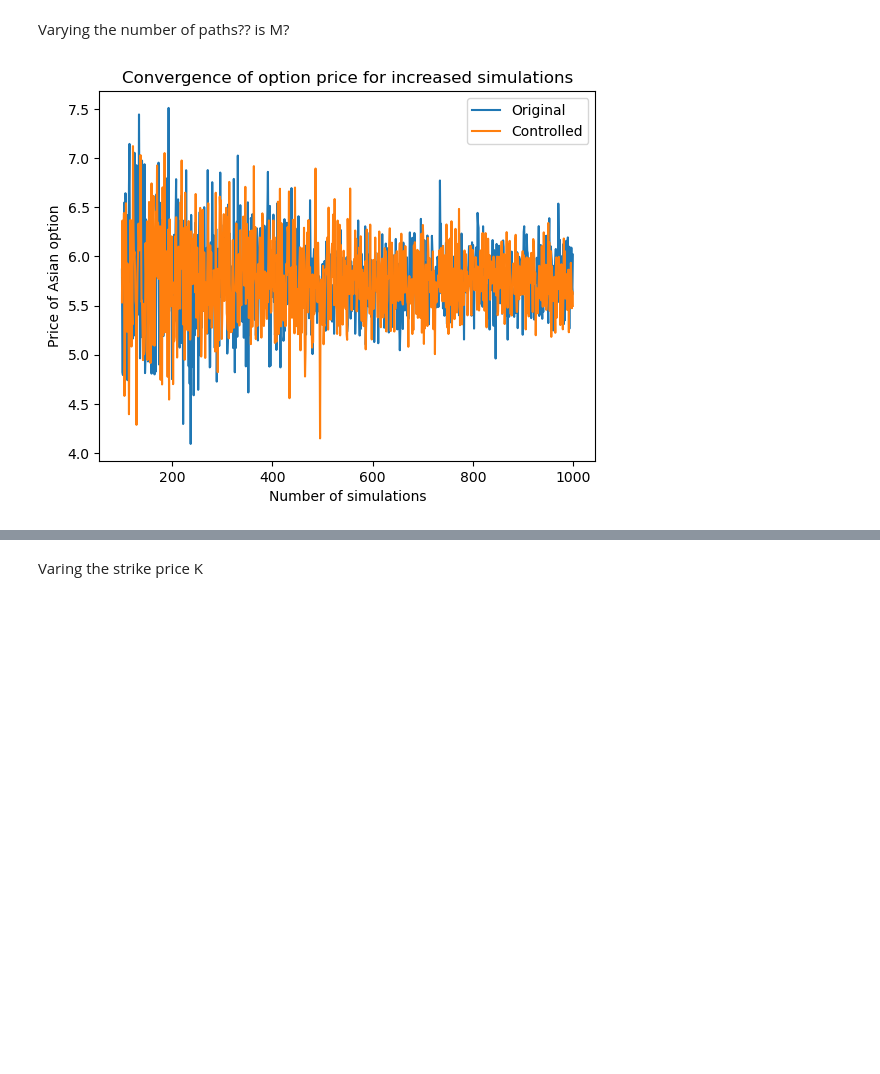
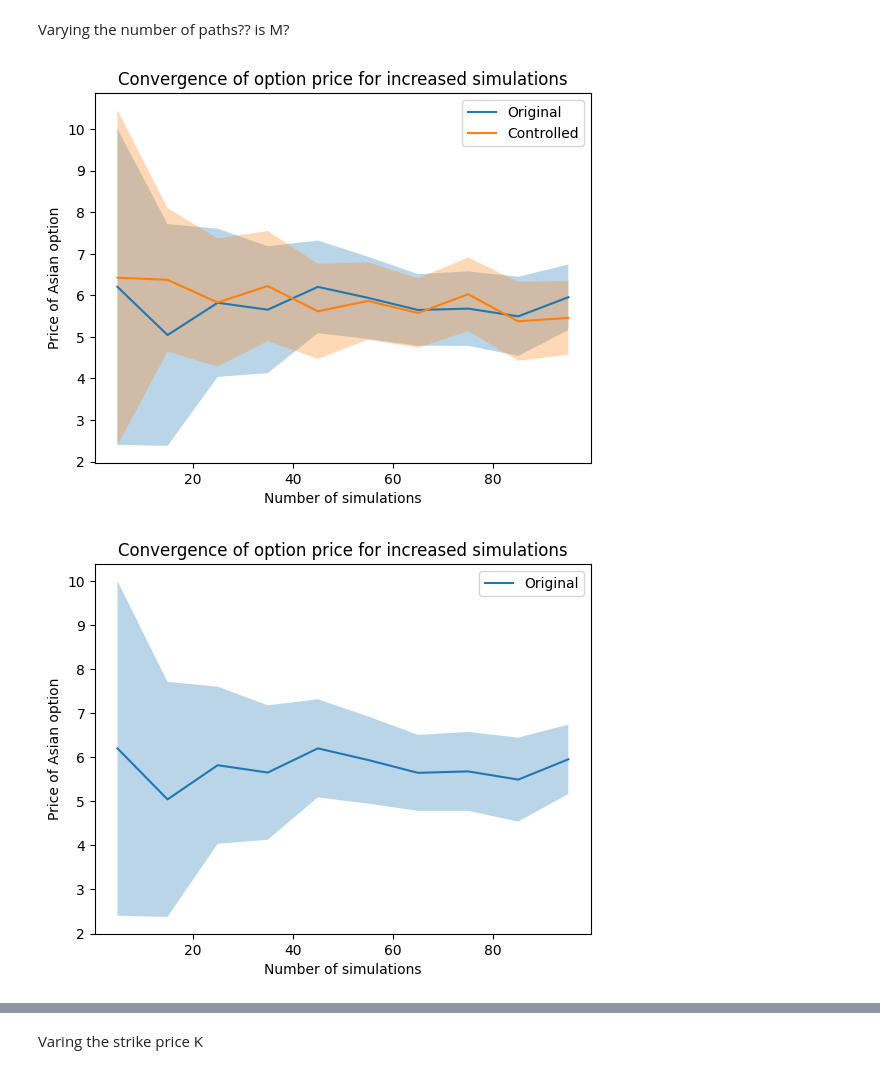
Before and after one commit to ThomasTenDamme/Comp_Finance_Group_16, a Jupyter notebook: Assignment 2/Part 3.ipynb, the cells around one changed output, grey strips where cells are left out. Drawn from its saved outputs; the diff is of its cells as text; code cells hidden in the pictures; blank space fills up the shorter version.

```diff
--- a/Assignment 2/Part 3.ipynb
+++ b/Assignment 2/Part 3.ipynb
@@ -74,9 +75,7 @@ def asian_arith_option_price_simul(S0, K, r, sigma, T, N, M, seed=None, control_
     # Monte-Carlo simulations
     np.random.seed(seed)
     A_N_arith = np.zeros(M)
-
-    if control_variate:
-        A_N_geom = np.zeros(M)
+    A_N_geom = np.zeros(M)
 
     for i in range(M):
         S = np.zeros(N+1)
@@ -87,7 +86,9 @@ def asian_arith_option_price_simul(S0, K, r, sigma, T, N, M, seed=None, control_
         A_N_arith[i] = S.mean()
 
         if control_variate:
-            A_N_geom[i] = np.prod(S)**(1/(N + 1))
+            # Subsets of size 50 (this way we avoid overflow errors and zeroes):
+            subsets = [S[i:i+50] for i in range(0, len(S), 50)]
+            A_N_geom[i] = np.prod([np.prod(S)**(1/(N + 1)) for S in subsets])
 
     payoff_arith = np.maximum(A_N_arith - K, 0)
 
@@ -99,8 +100,8 @@ def asian_arith_option_price_simul(S0, K, r, sigma, T, N, M, seed=None, control_
         sample_covar = np.cov(payoff_arith, payoff_geom)[0, 1]
         sample_lambda = sample_covar / sample_var
 
-        payoff_controlled = (payoff_arith - sample_lambda * (payoff_geom - sample_EV)).mean()
+        payoff_controlled = (payoff_arith - sample_lambda * (payoff_geom - sample_EV))
 
-        return np.exp(-r * T) * payoff_controlled, (payoff_arith - sample_lambda * (payoff_geom - sample_EV))
+        return np.exp(-r * T) * payoff_controlled.mean(), payoff_controlled
 
     return np.exp(-r * T) * payoff_arith.mean(), payoff_arith
@@ -153,30 +182,72 @@ Varying the number of paths?? is M?
 # %%
 # Settling the parameters
 S0 = 100
 K = 100
 r = 0.05
 sigma = 0.2
 T = 1
 N = 100
 #M = 100 # Number of simulations
 
 
-path_range = np.arange(100,1000,1) # set 1000 instead of 50 for the resut in report
+path_range = np.arange(5,100,10) # set 1000 instead of 50 for the resut in report
 pi_values_controlled = []    # To store the results
 pi_values_original = []
+pi_vars_controlled = []    # To store the variance
+pi_vars_original = []
 
-for M in path_range:
-    option_control_variate,_ = asian_arith_option_price_simul(S0, K, r, sigma, T, int(N/2), M, control_variate=True)
-    option_original,_ = asian_arith_option_price_simul(S0, K, r, sigma, T, N, M, control_variate=False)
-    pi_values_controlled.append(option_control_variate)
-    pi_values_original.append(option_original)
+repetitions = 25 # repetitions to find the variance for one M
 
+for M in tqdm(path_range, desc='Finding the convergence of the option price for increased simulations'):
+    values_original = []
+    values_controlled = []
+    for reps in range(repetitions):
+        option_control_variate,_ = asian_arith_option_price_simul(S0, K, r, sigma, T, N, M, control_variate=True)
+        option_original,_ = asian_arith_option_price_simul(S0, K, r, sigma, T, N, M, control_variate=False)
+        values_controlled.append(option_control_variate)
+        values_original.append(option_original)
+    print(values_controlled)
+    print(values_original)
+    pi_values_controlled.append(np.mean(values_controlled))
+    pi_values_original.append(np.mean(values_original))
+    pi_vars_controlled.append(np.var(values_controlled))
+    pi_vars_original.append(np.var(values_original))
+
+# Plot the results, with variance as fill_between
 plt.plot(path_range, pi_values_original, label='Original')
+plt.fill_between(path_range, np.array(pi_values_original) - np.sqrt(pi_vars_original), np.array(pi_values_original) + np.sqrt(pi_vars_original), alpha=0.3)
 plt.plot(path_range, pi_values_controlled, label='Controlled')
+plt.fill_between(path_range, np.array(pi_values_controlled) - np.sqrt(pi_vars_controlled), np.array(pi_values_controlled) + np.sqrt(pi_vars_controlled), alpha=0.3)
 plt.xlabel('Number of simulations')
 plt.ylabel('Price of Asian option')
 plt.title("Convergence of option price for increased simulations")
 plt.legend()
 plt.show()
+
+# And now both seperately
+plt.plot(path_range, pi_values_original, label='Original')
+plt.fill_between(path_range, np.array(pi_values_original) - np.sqrt(pi_vars_original), np.array(pi_values_original) + np.sqrt(pi_vars_original), alpha=0.3)
+plt.xlabel('Number of simulations')
+plt.ylabel('Price of Asian option')
+plt.title("Convergence of option price for increased simulations")
+plt.legend()
+plt.show()
+
+plt.plot(path_range, pi_values_controlled, label='Controlled')
+plt.fill_between(path_range, np.array(pi_values_controlled) - np.sqrt(pi_vars_controlled), np.array(pi_values_controlled) + np.sqrt(pi_vars_controlled), alpha=0.3)
+plt.xlabel('Number of simulations')
+plt.ylabel('Price of Asian option')
+plt.title("Convergence of option price for increased simulations")
+plt.legend()
+plt.show()
+
+# plt.plot(path_range, pi_values_original, label='Original')
+# plt.plot(path_range, pi_values_controlled, label='Controlled')
+# plt.xlabel('Number of simulations')
+# plt.ylabel('Price of Asian option')
+# plt.title("Convergence of option price for increased simulations")
+# plt.legend()
+# plt.show()
 # %% [output]
-[figure, old version]
+[figure, new version]
+[figure, added]
```
Also changed, not shown: parts of 8 cells of this notebook, 1 other file.
